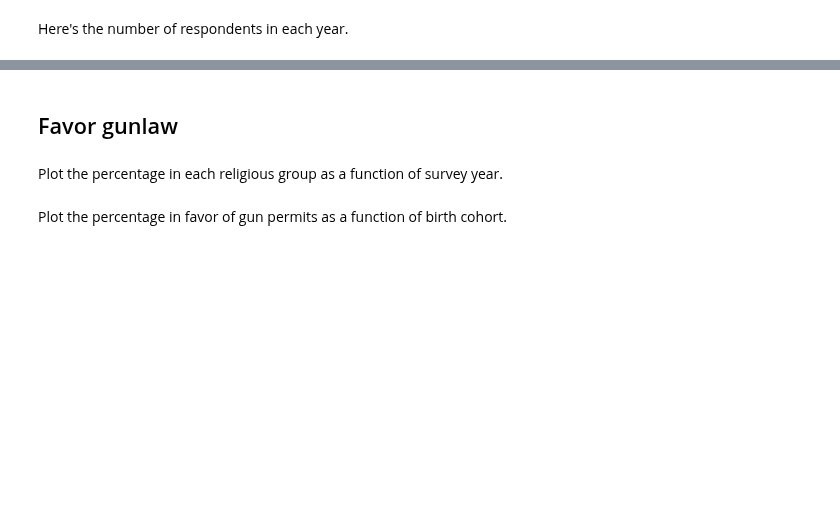
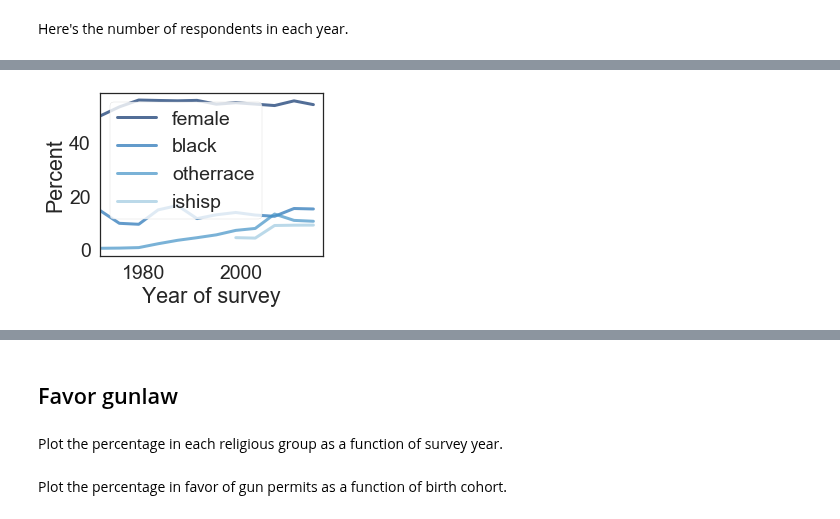
Before and after one commit to AllenDowney/GssReligion, a Jupyter notebook: gss_gun.ipynb, the cells around one changed output, grey strips where cells are left out. Cells and saved outputs as stored; diff of their text form; code cells hidden in the pictures; blank space fills up the shorter version.

```diff
--- a/gss_gun.ipynb
+++ b/gss_gun.ipynb
@@ -470,3 +358,0 @@ Drop records if age or cohort is missing.
-# %%
-gss.dropna(subset=['age', 'cohort'], inplace=True)
-gss.shape
@@ -490,2 +358,0 @@ Group people into 5-year age groups.
-# %%
-gss['age_group'] = utils.RoundIntoBins(gss, 'age', 5) + 2.5
@@ -611,0 +479,3 @@ Name: year4, dtype: int64
+# %%
+gss['age5'] = utils.RoundIntoBins(gss, 'age', 5) + 2.5
+utils.values(gss, 'age5')
@@ -902,0 +580,3 @@ pred - pred['base']
+# %%
+sample = utils.ResampleByYear(gss).copy()
+sample.shape
@@ -918,7 +766,10 @@ plot_series(grouped_year4, 'fifties')
 # %%
 plot_series(grouped_year4, 'female')
 plot_series(grouped_year4, 'black')
 plot_series(grouped_year4, 'otherrace')
+plot_series(grouped_year4, 'ishisp')
+# %% [output]
+[figure, added]
 # %%
 plot_series(grouped_year4, 'liberal')
 plot_series(grouped_year4, 'conservative')
```
Also changed, not shown: parts of 202 cells of this notebook.
